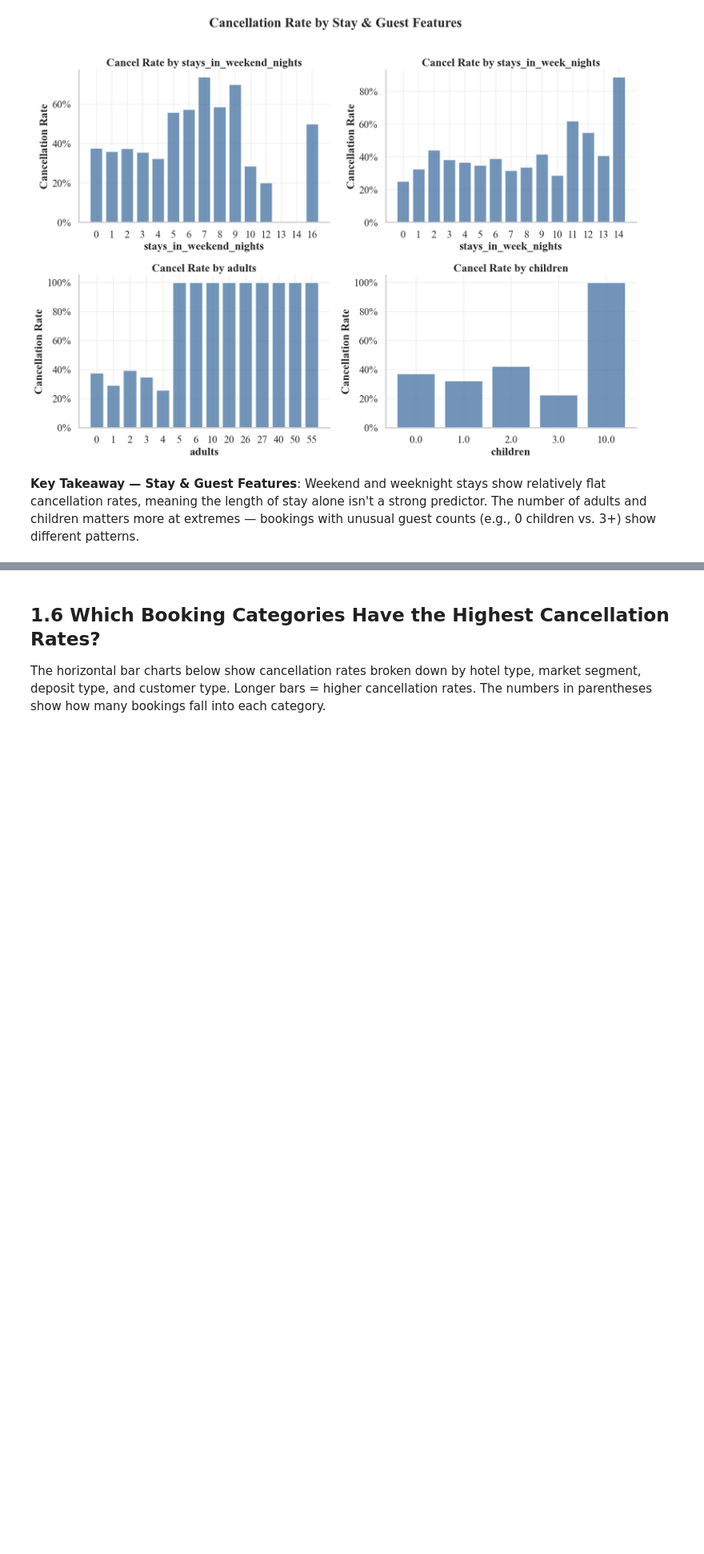
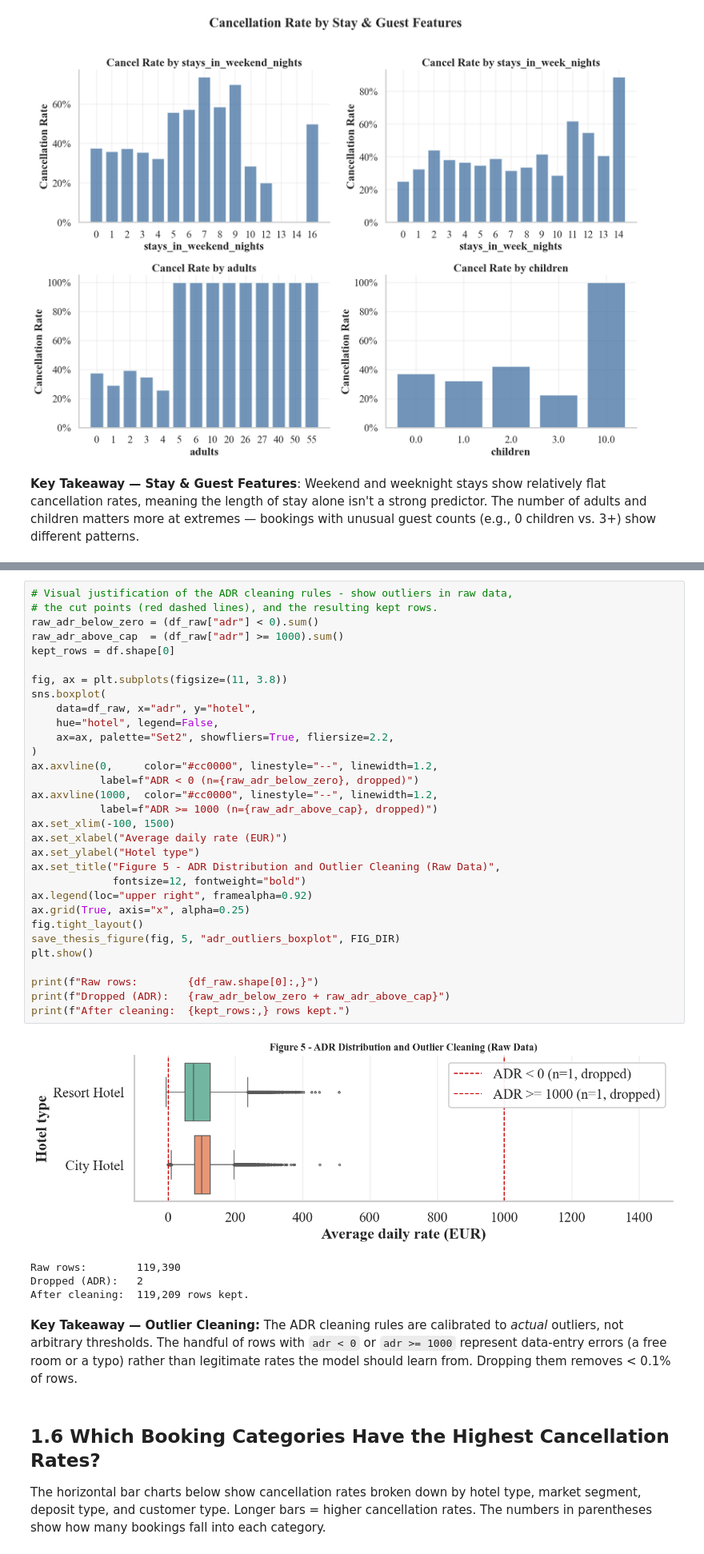
Before and after one commit to Dirkiee09/hotel-cancellation-prediction, a Jupyter notebook: notebooks/01_eda.ipynb, the cells around one changed output, grey strips where cells are left out. Shown at 80% size. Saved outputs shown, nothing was run; the diff lists cells and outputs as text; blank space fills up the shorter version.

```diff
--- a/notebooks/01_eda.ipynb
+++ b/notebooks/01_eda.ipynb
@@ -158,3 +273,41 @@ plt.show()
+# %%
+# Visual justification of the ADR cleaning rules - show outliers in raw data,
+# the cut points (red dashed lines), and the resulting kept rows.
+raw_adr_below_zero = (df_raw["adr"] < 0).sum()
+raw_adr_above_cap  = (df_raw["adr"] >= 1000).sum()
+kept_rows = df.shape[0]
+
+fig, ax = plt.subplots(figsize=(11, 3.8))
+sns.boxplot(
+    data=df_raw, x="adr", y="hotel",
+    hue="hotel", legend=False,
+    ax=ax, palette="Set2", showfliers=True, fliersize=2.2,
+)
+ax.axvline(0,     color="#cc0000", linestyle="--", linewidth=1.2,
+           label=f"ADR < 0 (n={raw_adr_below_zero}, dropped)")
+ax.axvline(1000,  color="#cc0000", linestyle="--", linewidth=1.2,
+           label=f"ADR >= 1000 (n={raw_adr_above_cap}, dropped)")
+ax.set_xlim(-100, 1500)
+ax.set_xlabel("Average daily rate (EUR)")
+ax.set_ylabel("Hotel type")
+ax.set_title("Figure 5 - ADR Distribution and Outlier Cleaning (Raw Data)",
+             fontsize=12, fontweight="bold")
+ax.legend(loc="upper right", framealpha=0.92)
+ax.grid(True, axis="x", alpha=0.25)
+fig.tight_layout()
+save_thesis_figure(fig, 5, "adr_outliers_boxplot", FIG_DIR)
+plt.show()
+
+print(f"Raw rows:        {df_raw.shape[0]:,}")
+print(f"Dropped (ADR):   {raw_adr_below_zero + raw_adr_above_cap}")
+print(f"After cleaning:  {kept_rows:,} rows kept.")
+# %% [output]
+[figure, added]
+Raw rows:        119,390
+Dropped (ADR):   2
+After cleaning:  119,209 rows kept.
+# %% [markdown]
+**Key Takeaway — Outlier Cleaning:** The ADR cleaning rules are calibrated to *actual* outliers, not arbitrary thresholds. The handful of rows with `adr < 0` or `adr >= 1000` represent data-entry errors (a free room or a typo) rather than legitimate rates the model should learn from. Dropping them removes < 0.1% of rows.
 # %% [markdown]
 ## 1.6 Which Booking Categories Have the Highest Cancellation Rates?
 
```
Also changed, not shown: parts of 20 cells of this notebook, 18 other files.
